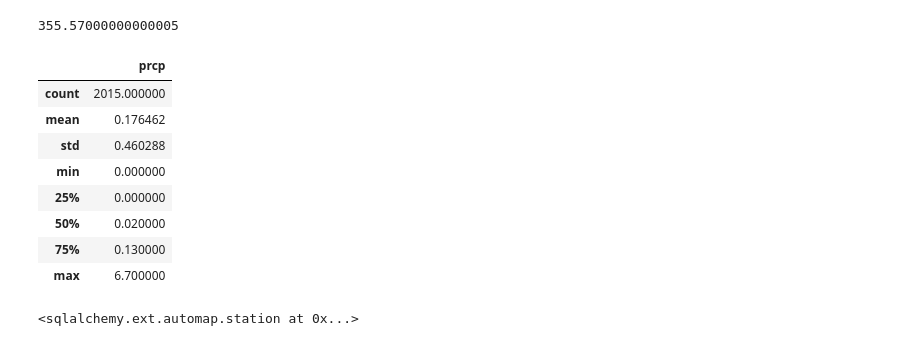
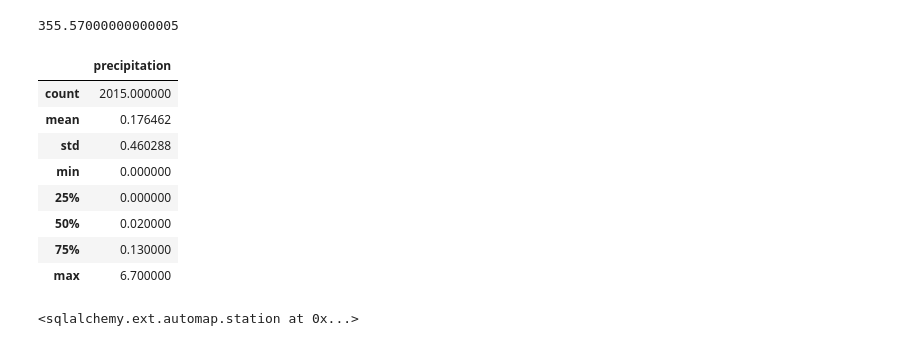
Before and after one commit to imerai/Homework, a Jupyter notebook: HW9/climate.ipynb, the cells around one changed output. Cells and saved outputs as stored; diff of their text form; code cells hidden in the pictures.

```diff
--- a/HW9/climate.ipynb
+++ b/HW9/climate.ipynb
@@ -64,6 +97,10 @@ session.query(Measurement.date).order_by(Measurement.date.desc()).first()
+# %%
+# find the last date
+last_date = session.query(Measurement.date).order_by(Measurement.date.desc()).first()
+# convert string to df format
+date = dt.datetime.strptime(last_date[0], '%Y-%m-%d')
+# subtract 365 days to get to one year time frame
+year_ago = date - dt.timedelta(days=365)
 # %%
-#Find Precipitation Data from the Last 12 months
-precip = session.query(Measurement.date, Measurement.prcp).\
-    filter(Measurement.date > '2016-08-23').\
-    order_by(Measurement.date).all()
-precip
+# pull data from Measurement filtering on one year time frame
+last_year_prcp = session.query(Measurement.date, Measurement.prcp).filter(Measurement.date > year_ago).all()
@@ -100,0 +107,6 @@ date_precip_df.head()
+# %%
+#  Create dataframe of this data
+df = pd.DataFrame(last_year_prcp, columns=['date', 'precipitation'])
+df['date'] = pd.to_datetime(df['date'])
+df = df.set_index('date')
+df.head()
@@ -118,11 +146,11 @@ total_rain
 # %% [output]
 355.57000000000005
 # %%
-# Use Pandas to calcualte the summary statistics for the precipitation data
-rain_stats = date_precip_df.describe()
+# summary statistics for the precipitation data
+rain_stats = df.describe()
 rain_stats
 # %% [output]
-|  | prcp |
+|  | precipitation |
 | count | 2015.000000 |
 | mean | 0.176462 |
 | std | 0.460288 |
```
Also changed, not shown: parts of 35 cells of this notebook, 6 other files.
